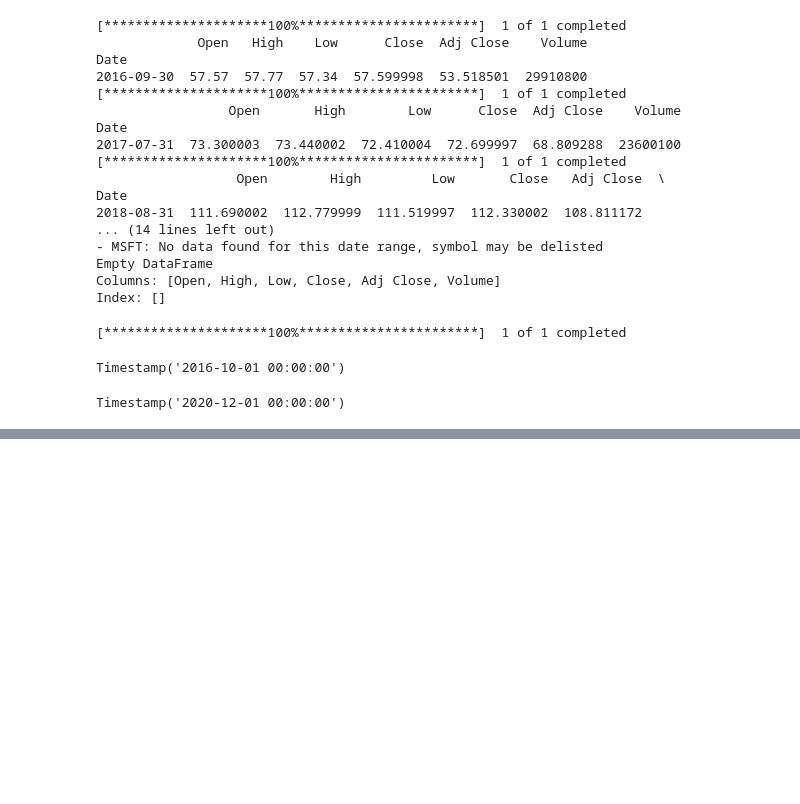
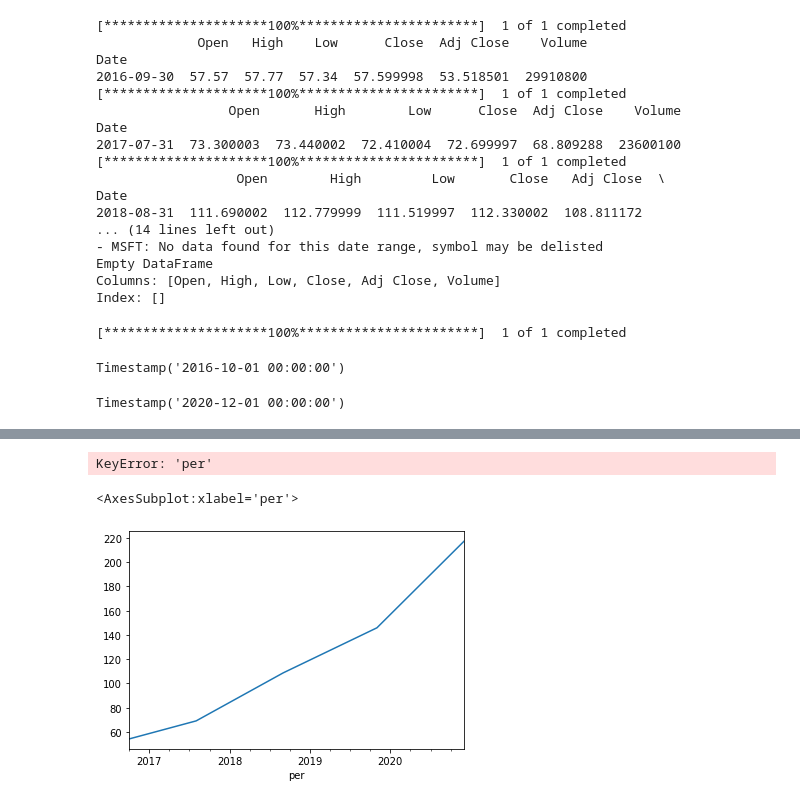
Before and after one commit to kulsuri/jupiter-coding-test, a Jupyter notebook: scrapNotebook.ipynb, the cells around one changed output, grey strips where cells are left out. Drawn from its saved outputs; the diff is of its cells as text; code cells hidden in the pictures; blank space fills up the shorter version.

Commit message:
visualisation engine added

```diff
--- a/scrapNotebook.ipynb
+++ b/scrapNotebook.ipynb
@@ -281,0 +459,3 @@ stock_data2.head()
+# %%
+new_df['per'] = new_df.index.get_level_values('Date').to_period('M')
+new_df
@@ -281,0 +481,3 @@ stock_data2.head()
+# %%
+nndf = pd.merge(mydf, new_df, on=['per'], how='inner')#.drop('per', axis=1)
+nndf
@@ -281,0 +557,3 @@ stock_data2.head()
+# %%
+nnndf = nndf.drop(['Open', 'High', 'Low', 'Close', 'Volume'], axis = 1)
+nnndf
@@ -281,0 +567,3 @@ stock_data2.head()
+# %%
+nnndf = nnndf.set_index('per')
+nnndf
@@ -281,0 +578,9 @@ stock_data2.head()
+# %%
+nnndf.plot(x ='per', y='Adj Close',kind='scatter')
+# %% [output]
+KeyError: 'per'
+# %%
+nnndf['Adj Close'].plot()
+# %% [output]
+<AxesSubplot:xlabel='per'>
+[figure, added]
```
Also changed, not shown: parts of 37 cells of this notebook, 2 other files.
